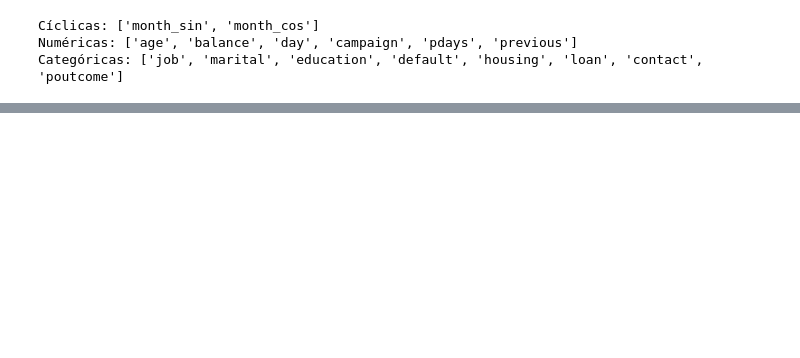
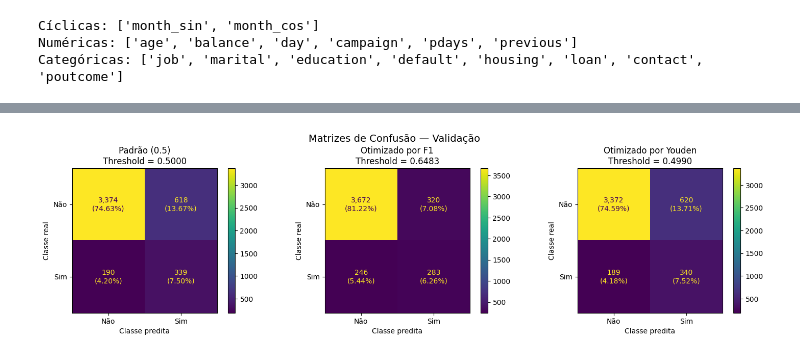
Before and after one commit to da-silva-d-w/ML_and_DS_Projects, a Jupyter notebook: Bank_Marketing/desenvolvimento.ipynb, the cells around one changed output, grey strips where cells are left out. Saved outputs shown, nothing was run; the diff lists cells and outputs as text; code cells hidden in the pictures; blank space fills up the shorter version.

```diff
--- a/Bank_Marketing/desenvolvimento.ipynb
+++ b/Bank_Marketing/desenvolvimento.ipynb
@@ -1638,0 +1270,53 @@ Foi implementada uma validação cruzada aninhada com 3 folds externos e 3 folds
+# %%
+# Matrizes de confusão
+
+fig, axes = plt.subplots(1, 3, figsize=(15, 4))
+
+for ax, estrategia in zip(axes, thresholds.keys()):
+
+    threshold = thresholds[estrategia]
+
+    y_pred = (probabilidades_val >= threshold).astype(int)
+
+    matriz = confusion_matrix(
+        y_val_bin,
+        y_pred,
+        labels=[0, 1]
+    )
+
+    # Calcular as porcentagens em relação ao total de observações
+    matriz_percentual = matriz / matriz.sum() * 100
+
+    # Formatar os valores como absoluto (porcentagem)
+    anotacoes = np.array([
+        [
+            f'{matriz[i, j]:,}\n({matriz_percentual[i, j]:.2f}%)'
+            for j in range(2)
+        ]
+        for i in range(2)
+    ])
+
+    disp = ConfusionMatrixDisplay(
+        confusion_matrix=matriz,
+        display_labels=['Não', 'Sim']
+    )
+
+    disp.plot(
+        ax=ax,
+        colorbar=True,
+        values_format='d'
+    )
+
+    # Substituir as anotações padrão pelas personalizadas
+    for texto, anotacao in zip(disp.text_.ravel(), anotacoes.ravel()):
+        texto.set_text(anotacao)
+
+    ax.set_title(f'{estrategia}\nThreshold = {threshold:.4f}')
+    ax.set_xlabel('Classe predita')
+    ax.set_ylabel('Classe real')
+
+plt.suptitle('Matrizes de Confusão — Validação', fontsize=14)
+plt.tight_layout()
+plt.show()
+# %% [output]
+[figure, added]
```
Also changed, not shown: parts of 20 cells of this notebook.
